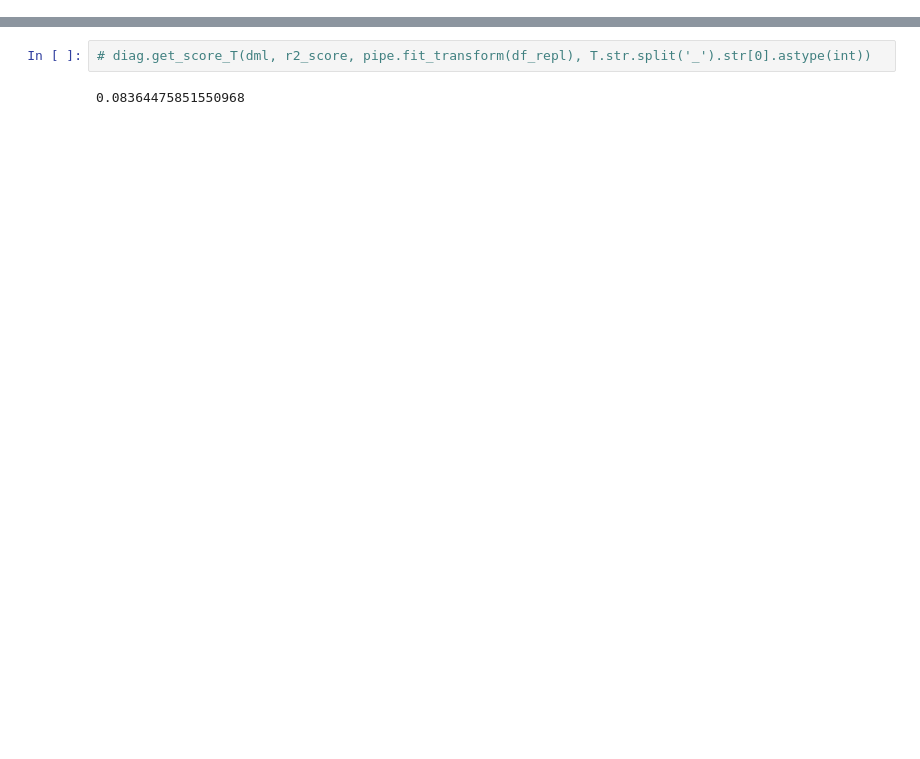
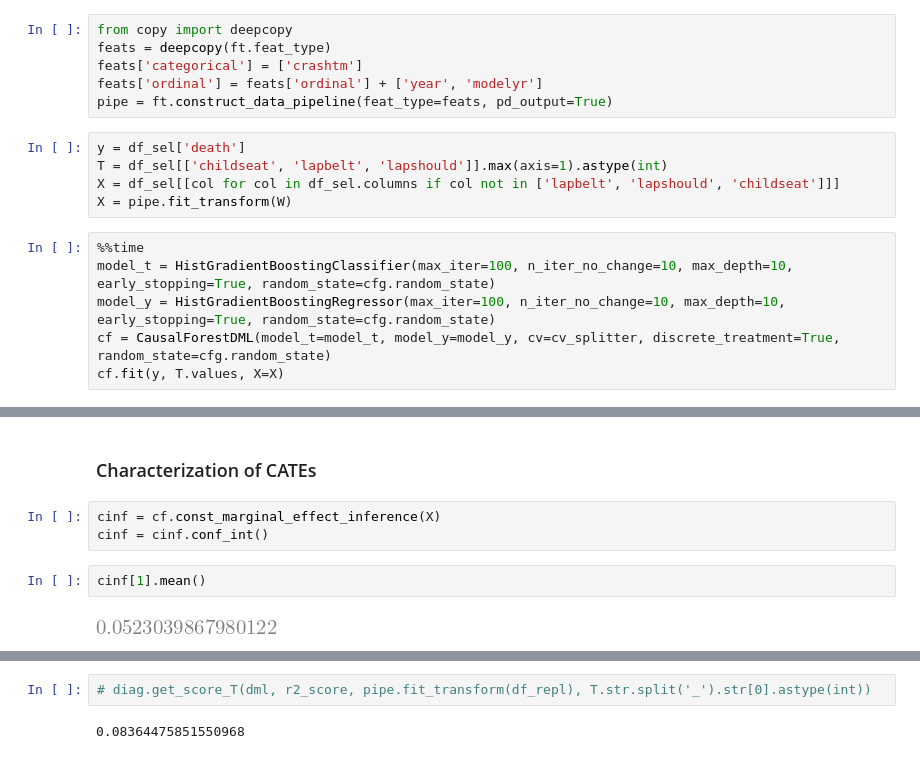
Before and after one commit to alemartinello/IZA-ML-for-policy, a Jupyter notebook: notebooks/test_alem.ipynb, the cells around one changed output, grey strips where cells are left out. Saved outputs shown, nothing was run; the diff lists cells and outputs as text; blank space fills up the shorter version.

```diff
--- a/notebooks/test_alem.ipynb
+++ b/notebooks/test_alem.ipynb
@@ -112,0 +139,17 @@ where $\phi(X)$ is the output of the `featurizer` or $X$ if `featurizer`=None. C
+# %%
+from copy import deepcopy
+feats = deepcopy(ft.feat_type)
+feats['categorical'] = ['crashtm']
+feats['ordinal'] = feats['ordinal'] + ['year', 'modelyr']
+pipe = ft.construct_data_pipeline(feat_type=feats, pd_output=True)
+# %%
+y = df_sel['death']
+T = df_sel[['childseat', 'lapbelt', 'lapshould']].max(axis=1).astype(int)
+X = df_sel[[col for col in df_sel.columns if col not in ['lapbelt', 'lapshould', 'childseat']]]
+X = pipe.fit_transform(W)
+# %%
+%%time
+model_t = HistGradientBoostingClassifier(max_iter=100, n_iter_no_change=10, max_depth=10, early_stopping=True, random_state=cfg.random_state)
+model_y = HistGradientBoostingRegressor(max_iter=100, n_iter_no_change=10, max_depth=10, early_stopping=True, random_state=cfg.random_state)
+cf = CausalForestDML(model_t=model_t, model_y=model_y, cv=cv_splitter, discrete_treatment=True, random_state=cfg.random_state)
+cf.fit(y, T.values, X=X)
@@ -112,0 +175,9 @@ where $\phi(X)$ is the output of the `featurizer` or $X$ if `featurizer`=None. C
+# %% [markdown]
+### Characterization of CATEs
+# %%
+cinf = cf.const_marginal_effect_inference(X)
+cinf = cinf.conf_int()
+# %%
+cinf[1].mean()
+# %% [output]
+[figure, added]
```
Also changed, not shown: parts of 53 cells of this notebook.
